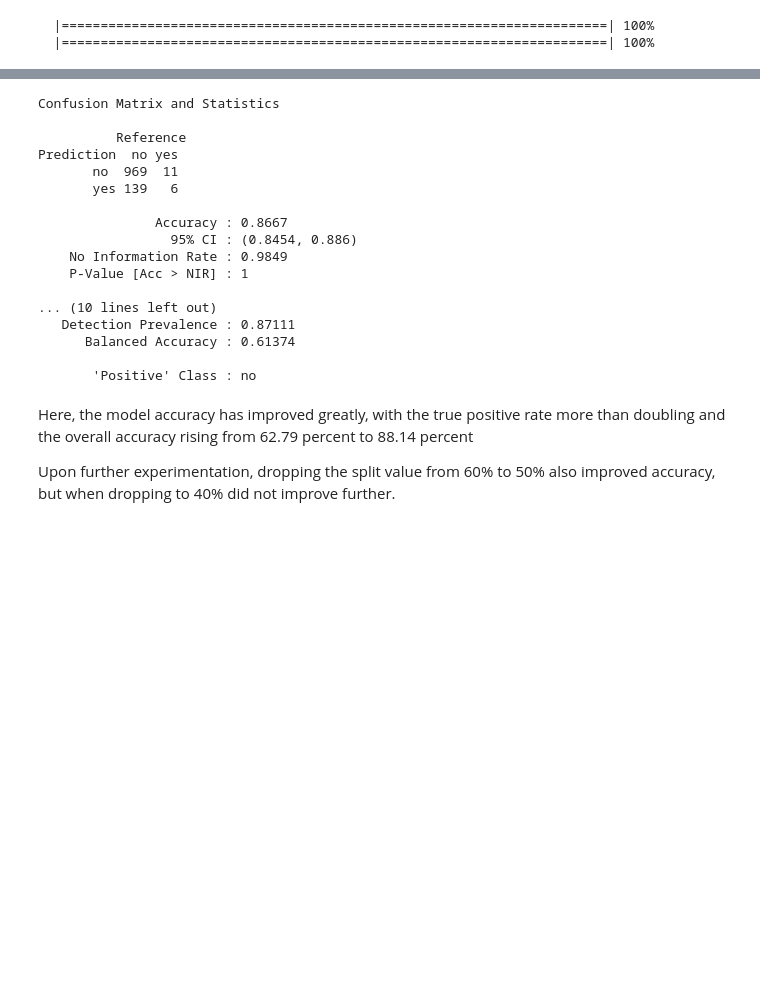
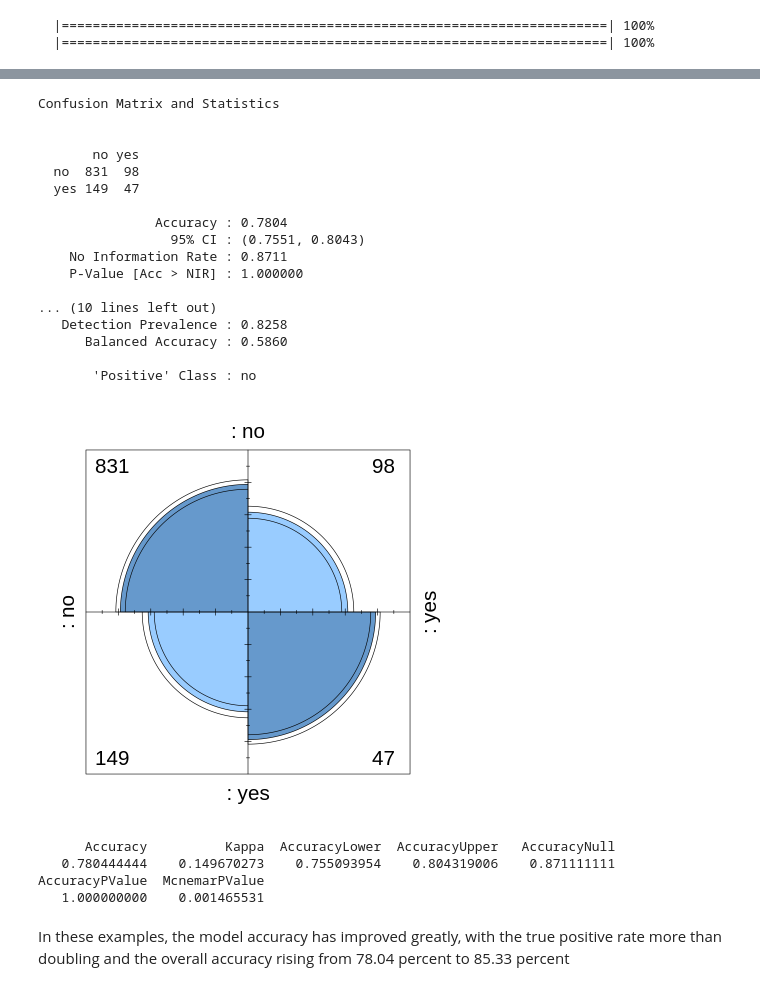
Before and after one commit to Christian-TD/AoaH2OBankingDemoModels, a Jupyter notebook: model_definitions/f5c6d40d-ecba-4820-b2c3-85af85cab552/notebooks/Bank Marketing H2O.ipynb, the cells around one changed output, grey strips where cells are left out. Saved outputs shown, nothing was run; the diff lists cells and outputs as text; code cells hidden in the pictures; blank space fills up the shorter version.

```diff
--- a/model_definitions/f5c6d40d-ecba-4820-b2c3-85af85cab552/notebooks/Bank Marketing H2O.ipynb
+++ b/model_definitions/f5c6d40d-ecba-4820-b2c3-85af85cab552/notebooks/Bank Marketing H2O.ipynb
@@ -195,0 +206,16 @@ Upon completing the intial exploratory data analysis, I uploaded the dataset to
+# %%
+table_name <- in_schema(database, 'bank_marketing_data')
+table <- tbl(con, table_name)
+
+bank <- table %>% select(c('age', 'job', 'marital', 'education', 'default', 'balance', 'housing', 'loan', 'y')) %>% as.data.frame()
+
+bank$age <- as.integer(bank$age)
+bank$job <- as.factor(bank$job)
+bank$marital <- as.factor(bank$marital)
+bank$education <- as.factor(bank$education)
+bank$default <- as.factor(bank$default)
+bank$balance <- as.integer(bank$balance)
+bank$housing <- as.factor(bank$housing)
+bank$loan <- as.factor(bank$loan)
+bank$y <- as.factor(bank$y)
+str(bank)
@@ -196,10 +235,4 @@ Upon completing the intial exploratory data analysis, I uploaded the dataset to
 # %%
-library(h2o)
-
 h2o.init(nthreads = -1)
-train.hex <- as.h2o(bank)
-summary(train.hex)
-
-splits <- h2o.splitFrame(train.hex, 0.75, seed=1234)
-splits
+train_df <- as.h2o(bank)
 # %% [output]
@@ -280,0 +266,2 @@ Warning message in summary.H2OFrame(train.hex):
+# %%
+splits <- h2o.splitFrame(train_df, 0.75, seed=1234)
@@ -329,0 +401,3 @@ Here I will try again with the split at 60%:
+# %%
+model <- h2o.gbm(x = c(1:8), y = 9, training_frame = splits[[1]], categorical_encoding = 'auto', ntrees = 200, max_depth = 10, min_rows = 5, learn_rate = 0.1)
+pred <- h2o.predict(model, splits[[2]])
@@ -330,30 +429,35 @@ Here I will try again with the split at 60%:
 # %%
-tester <- as.data.frame(splits[[2]])
 pred_df <- as.data.frame(pred)
-
-pred_df$yn <- ifelse(pred_df$no > 0.6, "no", "yes")
-pred_df$yn <- as.factor(pred_df$yn)
-
-confusionMatrix(tester$y, pred_df$yn)
+library(caret)
+cm <- confusionMatrix(table(pred_df$predict, tester$y))
+cm
+fourfoldplot(cm$table)
+#png("artifacts/output/confusion_matrix.png", width = 860, height = 860)
 # %% [output]
 Confusion Matrix and Statistics
 
-          Reference
-Prediction  no yes
-       no  969  11
-       yes 139   6
 
-               Accuracy : 0.8667
-                 95% CI : (0.8454, 0.886)
-    No Information Rate : 0.9849
-    P-Value [Acc > NIR] : 1
+       no yes
+  no  831  98
+  yes 149  47
+
+               Accuracy : 0.7804
+                 95% CI : (0.7551, 0.8043)
+    No Information Rate : 0.8711
+    P-Value [Acc > NIR] : 1.000000
 
 ... (10 lines left out)
-   Detection Prevalence : 0.87111
-      Balanced Accuracy : 0.61374
+   Detection Prevalence : 0.8258
+      Balanced Accuracy : 0.5860
 
        'Positive' Class : no
+[figure, added]
+# %%
+cm$overall
+# %% [output]
+      Accuracy          Kappa  AccuracyLower  AccuracyUpper   AccuracyNull
+   0.780444444    0.149670273    0.755093954    0.804319006    0.871111111
+AccuracyPValue  McnemarPValue
+   1.000000000    0.001465531
 # %% [markdown]
-Here, the model accuracy has improved greatly, with the true positive rate more than doubling and the overall accuracy rising from 62.79 percent to 88.14 percent
-
-Upon further experimentation, dropping the split value from 60% to 50% also improved accuracy, but when dropping to 40% did not improve further.
+In these examples, the model accuracy has improved greatly, with the true positive rate more than doubling and the overall accuracy rising from 78.04 percent to 85.33 percent
```
Also changed, not shown: parts of 33 cells of this notebook, 4 other files.
